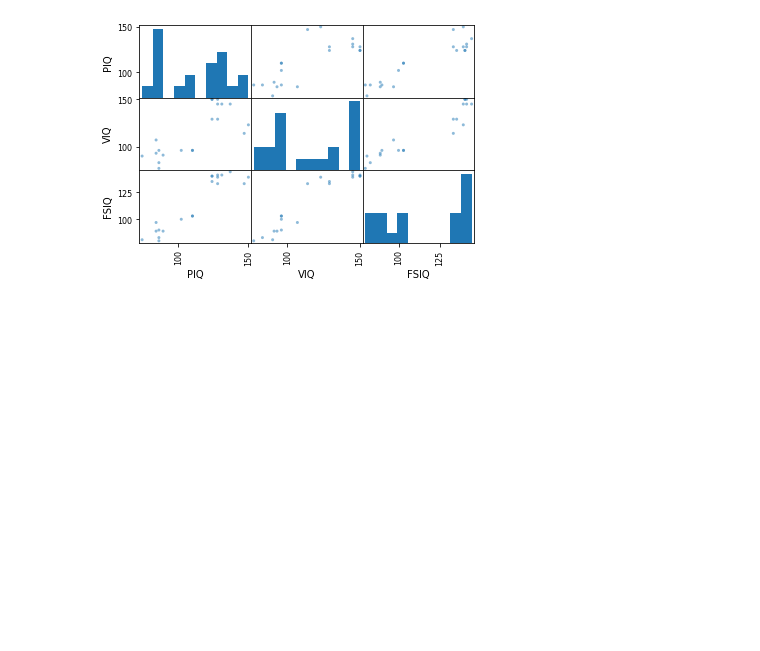
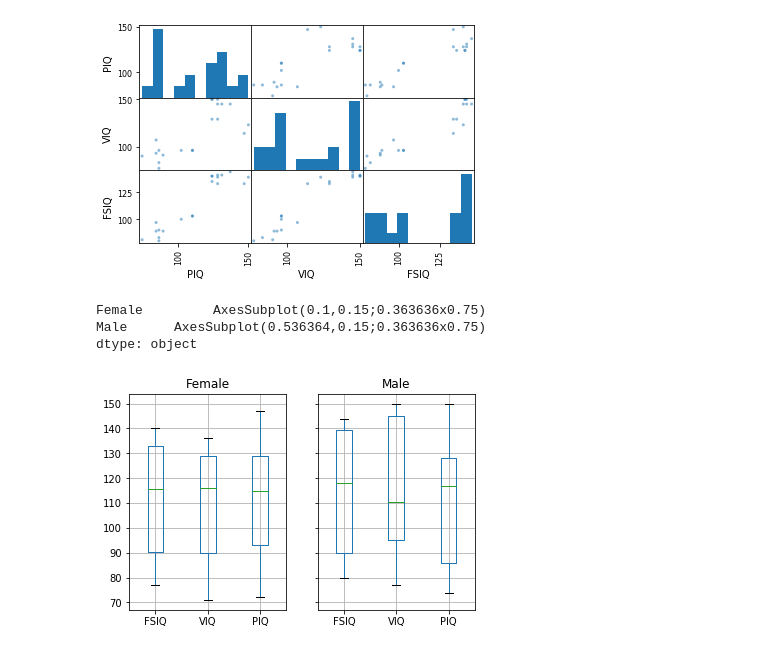
Before and after one commit to after23/-ET3107-Pemrograman-Lanjut, a Jupyter notebook: Latihan 3.1.1 dan 3.1.3/Latihan 3.1.1.ipynb, the cells around one changed output. Saved outputs shown, nothing was run; the diff lists cells and outputs as text; code cells hidden in the pictures; blank space fills up the shorter version.

```diff
--- a/Latihan 3.1.1 dan 3.1.3/Latihan 3.1.1.ipynb
+++ b/Latihan 3.1.1 dan 3.1.3/Latihan 3.1.1.ipynb
@@ -118,3 +118,11 @@ plt.show()
 # %% [output]
 [figure]
 [figure]
+# %%
+groupby_gender = data.groupby('Gender')
+groupby_gender.boxplot(column=['FSIQ', 'VIQ', 'PIQ'])
+# %% [output]
+Female         AxesSubplot(0.1,0.15;0.363636x0.75)
+Male      AxesSubplot(0.536364,0.15;0.363636x0.75)
+dtype: object
+[figure, added]
```
